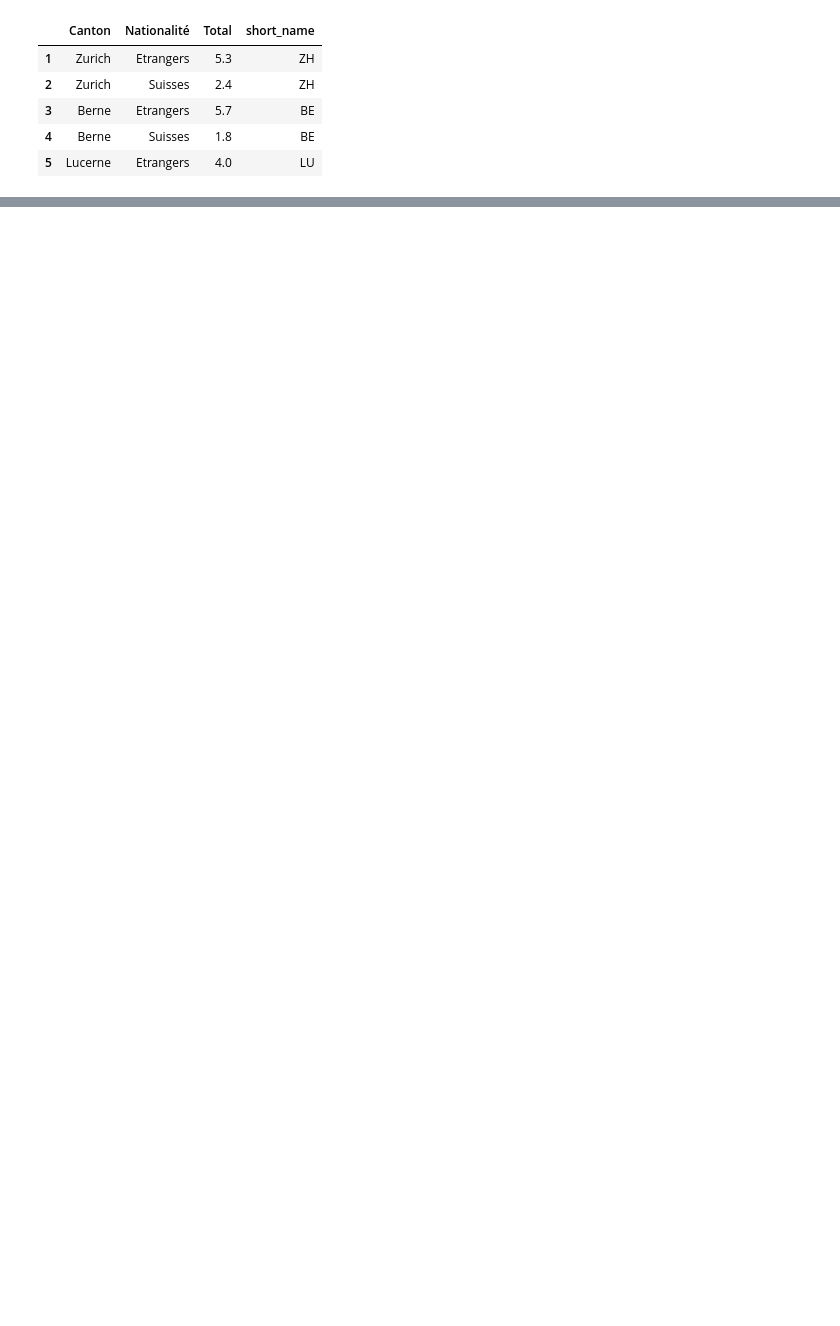
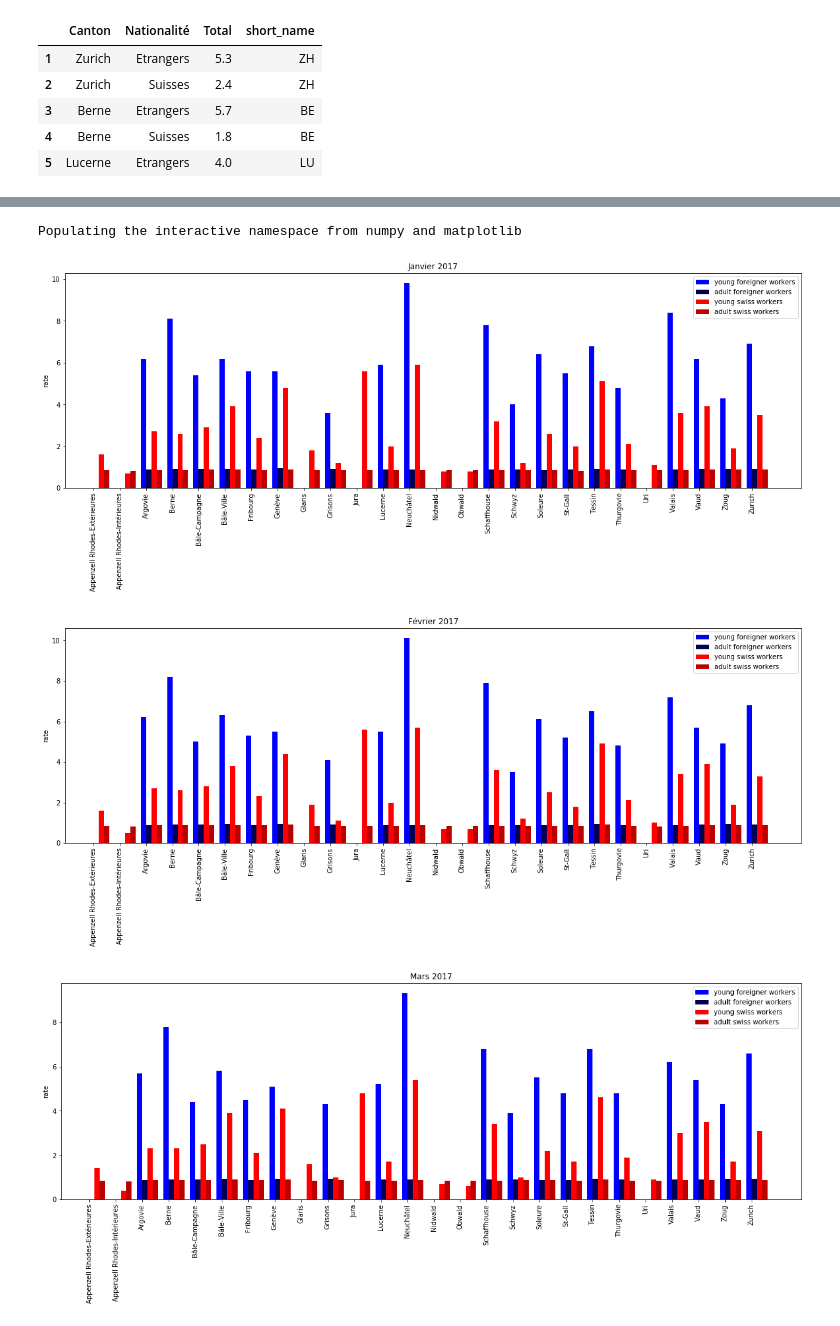
Before and after one commit to m-yaghini/ada17, a Jupyter notebook: 03 - Interactive Viz/Homework3_LW.ipynb, the cells around one changed output, grey strips where cells are left out. Cells and saved outputs as stored; diff of their text form; code cells hidden in the pictures; blank space fills up the shorter version.

```diff
--- a/03 - Interactive Viz/Homework3_LW.ipynb
+++ b/03 - Interactive Viz/Homework3_LW.ipynb
@@ -137,0 +146,7 @@ ch_map
+# %%
+import numpy as np
+# load the csv file
+df = pd.read_csv('./unemployment_swiss_foreigner_young_total.csv', encoding='utf-16', index_col=[0,1,2]).T
+df = df.replace('...', np.nan)
+df = df.apply(pd.to_numeric, errors='ignore')
+df.head()
@@ -137,0 +226,45 @@ ch_map
+# %%
+# change the size of plots for better vizulization
+%pylab inline
+pylab.rcParams['figure.figsize'] = (20, 6)
+# %% [output]
+Populating the interactive namespace from numpy and matplotlib
+# %%
+for month,data in df_final.iterrows():
+    N = 26
+    un_young_foreigner = []
+    un_adult_foreigner = []
+    un_young_swiss = []
+    un_adult_swiss = []
+
+    labels = []
+
+    ind = np.arange(0,10*N,10)  # the x locations for the groups
+    width = 2       # the width of the bars
+
+    fig, ax = plt.subplots()
+
+    for title,table in data.groupby(level=[0]):
+        un_young_foreigner.append(table[0])
+        un_adult_foreigner.append(table[1])
+        un_young_swiss.append(table[3])
+        un_adult_swiss.append(table[4])
+        labels.append(title)
+
+    rects1 = ax.bar(ind, un_young_foreigner, width, color='#0000ff')
+    rects2 = ax.bar(ind+width, un_adult_foreigner, width, color='#000055')
+    rects3 = ax.bar(ind+2*width, un_young_swiss, width, color='#ff0000')
+    rects4 = ax.bar(ind+3*width, un_adult_swiss, width, color='#bb0000')
+
+    # add some text for labels, title and axes ticks
+    ax.set_ylabel('rate')
+    ax.set_title(month)
+
+    ax.legend((rects1[0], rects2[0], rects3[0], rects4[0]),
+              ('young foreigner workers', 'adult foreigner workers', 'young swiss workers', 'adult swiss workers'))
+    plt.xticks(ind + width / 2, labels, rotation='vertical')
+    plt.show()
+# %% [output]
+[figure, added]
+[figure, added]
+[figure, added]
```
Also changed, not shown: parts of 28 cells of this notebook, 1 other file.
